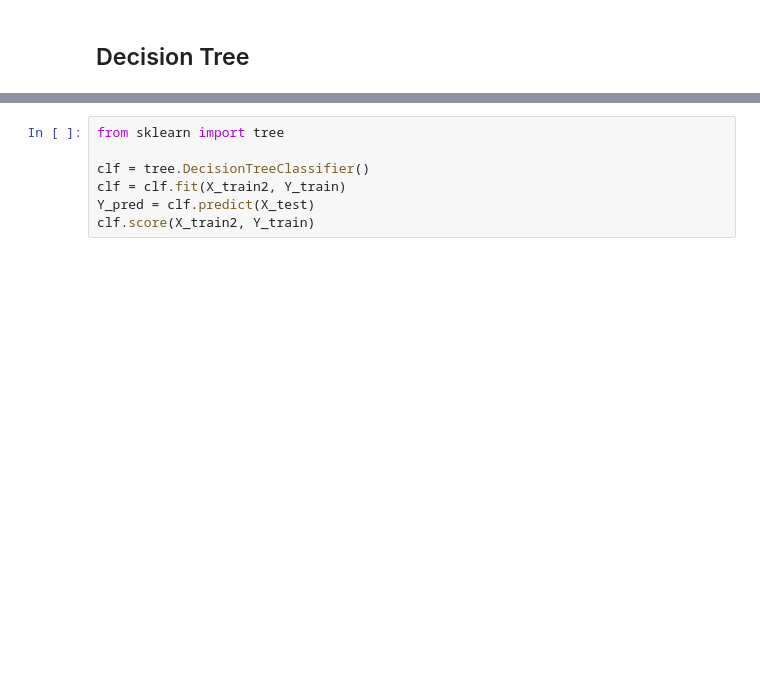
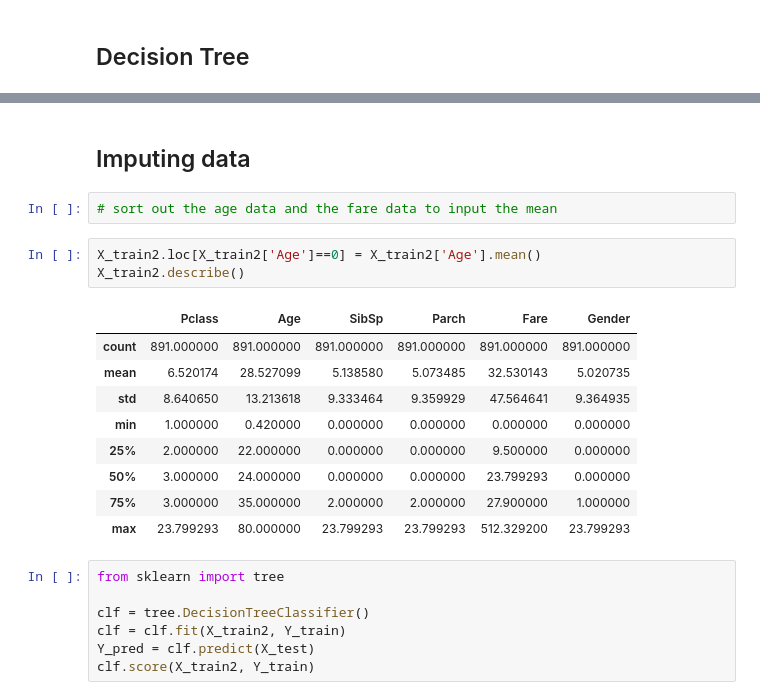
Before and after one commit to karijdempsey/learningWithKaggle, a Jupyter notebook: 1.0-kd-titanic_EDA.ipynb, the cells around one changed output, grey strips where cells are left out. Cells and saved outputs as stored; diff of their text form; blank space fills up the shorter version.

```diff
--- a/1.0-kd-titanic_EDA.ipynb
+++ b/1.0-kd-titanic_EDA.ipynb
@@ -325,3 +347,20 @@ X_test.loc[X_test['Fare'].isnull()] = 0
+# %% [markdown]
+## Imputing data
+# %%
+# sort out the age data and the fare data to input the mean
+# %%
+X_train2.loc[X_train2['Age']==0] = X_train2['Age'].mean()
+X_train2.describe()
+# %% [output]
+|  | Pclass | Age | SibSp | Parch | Fare | Gender |
+| count | 891.000000 | 891.000000 | 891.000000 | 891.000000 | 891.000000 | 891.000000 |
+| mean | 6.520174 | 28.527099 | 5.138580 | 5.073485 | 32.530143 | 5.020735 |
+| std | 8.640650 | 13.213618 | 9.333464 | 9.359929 | 47.564641 | 9.364935 |
+| min | 1.000000 | 0.420000 | 0.000000 | 0.000000 | 0.000000 | 0.000000 |
+| 25% | 2.000000 | 22.000000 | 0.000000 | 0.000000 | 9.500000 | 0.000000 |
+| 50% | 3.000000 | 24.000000 | 0.000000 | 0.000000 | 23.799293 | 0.000000 |
+| 75% | 3.000000 | 35.000000 | 2.000000 | 2.000000 | 27.900000 | 1.000000 |
+| max | 23.799293 | 80.000000 | 23.799293 | 23.799293 | 512.329200 | 23.799293 |
 # %%
 from sklearn import tree
 
```
Also changed, not shown: parts of 16 cells of this notebook.
